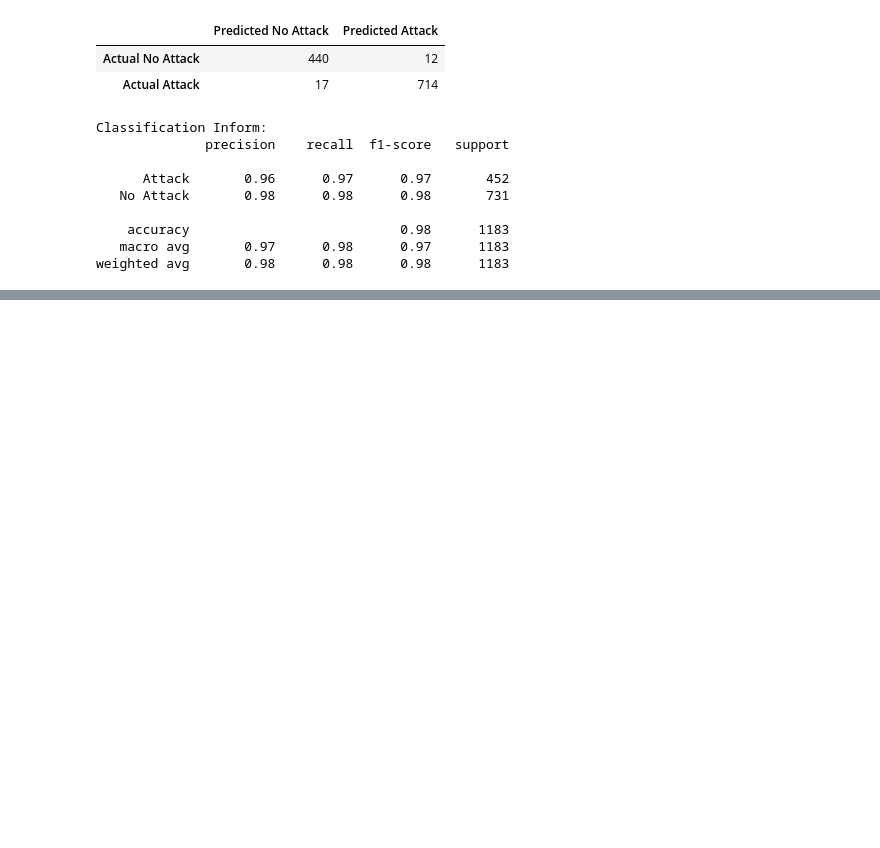
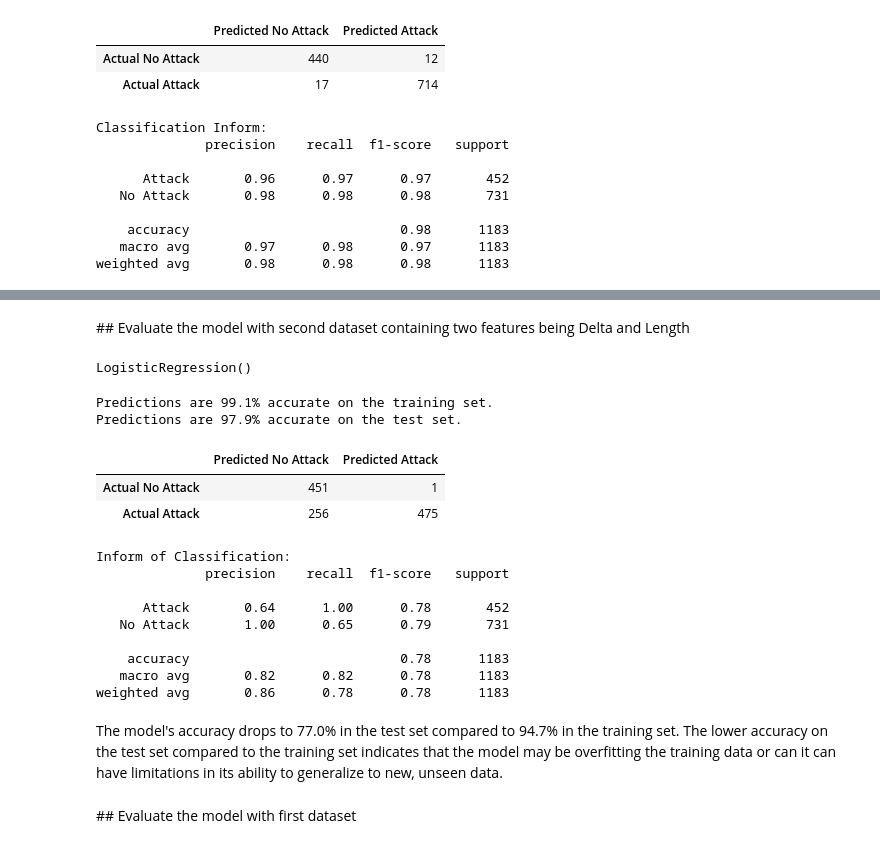
Before and after one commit to Lydiadel/BrakToothAttack_Analysis, a Jupyter notebook: BrakTooth_Attack.ipynb, the cells around one changed output, grey strips where cells are left out. Saved outputs shown, nothing was run; the diff lists cells and outputs as text; code cells hidden in the pictures; blank space fills up the shorter version.

Commit message:
Add Multivariate Logistic Regression Model

```diff
--- a/BrakTooth_Attack.ipynb
+++ b/BrakTooth_Attack.ipynb
@@ -1223,0 +1245,2 @@ We will use the model of n=3 neighboors for this algorithm, since it predicts mo
+# %% [markdown]
+## Evaluate the model with second dataset containing two features being Delta and Length
@@ -1223,0 +1249,49 @@ We will use the model of n=3 neighboors for this algorithm, since it predicts mo
+# %%
+modelLR = LogisticRegression()
+modelLR.fit(X_train2, y_train2)
+# %% [output]
+LogisticRegression()
+# %%
+# Predict the labels for the train
+y_pred_train = modelLR.predict(X_test2)
+y_pred_test = modelLR.predict(X_test2)
+# %%
+#accuracy_train = accuracy_score(y_train, y_pred_train)
+print('Predictions are {:3.1f}% accurate on the training set.'.format(100*accuracy_train))
+#accuracy_test = accuracy_score(y_test, y_pred_test)
+print('Predictions are {:3.1f}% accurate on the test set.'.format(100*accuracy_test))
+# Create matrix
+cm = confusion_matrix(y_test, y_pred_test)
+
+# Create matrix
+cm = confusion_matrix(y_test, y_pred_test)
+
+
+# Create a dataframe for the confusion matrix
+cm_df = pd.DataFrame(cm,
+        index = ["Actual No Attack", "Actual Attack"],
+        columns= ["Predicted No Attack", "Predicted Attack"])
+
+display(cm_df)
+report_lr = classification_report(y_test, y_pred_test)
+print('\n\nInform of Classification:')
+print(report_lr)
+# %% [output]
+Predictions are 99.1% accurate on the training set.
+Predictions are 97.9% accurate on the test set.
+|  | Predicted No Attack | Predicted Attack |
+| Actual No Attack | 451 | 1 |
+| Actual Attack | 256 | 475 |
+Inform of Classification:
+              precision    recall  f1-score   support
+
+      Attack       0.64      1.00      0.78       452
+   No Attack       1.00      0.65      0.79       731
+
+    accuracy                           0.78      1183
+   macro avg       0.82      0.82      0.78      1183
+weighted avg       0.86      0.78      0.78      1183
+# %% [markdown]
+The model's accuracy drops to 77.0% in the test set compared to 94.7% in the training set. The lower accuracy on the test set compared to the training set indicates that the model may be overfitting the training data or can it can have limitations in its ability to generalize to new, unseen data.
+# %% [markdown]
+## Evaluate the model with first dataset
```
Also changed, not shown: parts of 109 cells of this notebook.
